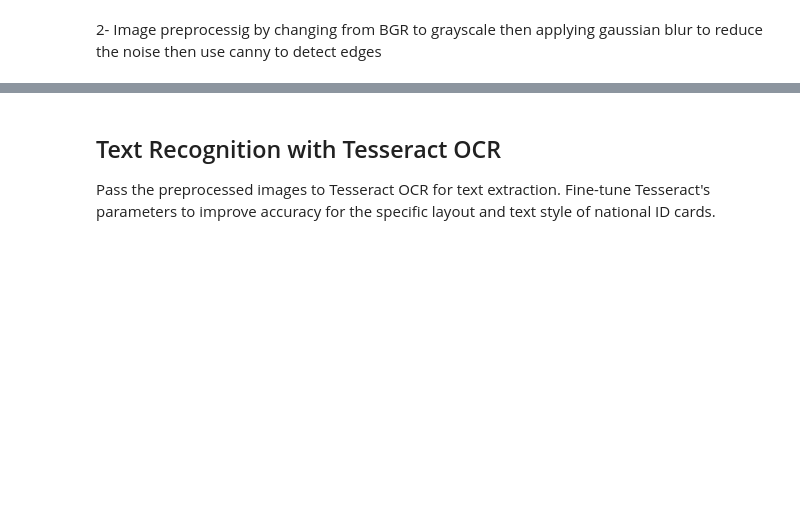
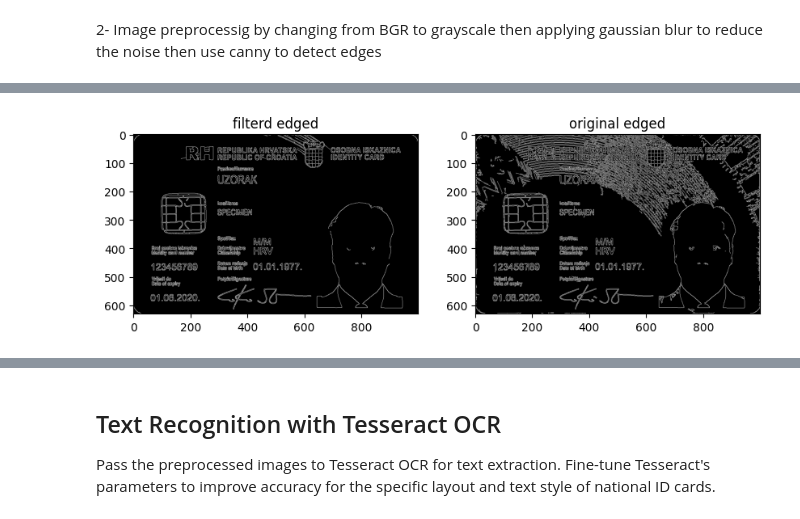
Before and after one commit to MaiElBaradei/National-ID-Card-Recognition, a Jupyter notebook: National_ID_Recognition.ipynb, the cells around one changed output, grey strips where cells are left out. Saved outputs shown, nothing was run; the diff lists cells and outputs as text; code cells hidden in the pictures; blank space fills up the shorter version.

```diff
--- a/National_ID_Recognition.ipynb
+++ b/National_ID_Recognition.ipynb
@@ -35,0 +44,14 @@ def preprocess_image(image):
+# %%
+# find  edge usin the Canny edge detector
+original_edged  = cv2.Canny(img, 100, 255)
+filterd_edged = cv2.Canny(guassian_blurred, 100, 255)
+fig, ax = plt.subplots(nrows=1, ncols=2 , figsize =(10,10))
+
+ax[0].set_title("filterd edged")
+ax[1].set_title("original edged")
+
+ax[0].imshow(filterd_edged,cmap='gray')
+ax[1].imshow(original_edged,cmap='gray')
+plt.show()
+# %% [output]
+[figure, added]
```
Also changed, not shown: parts of 21 cells of this notebook, 1 other file.
